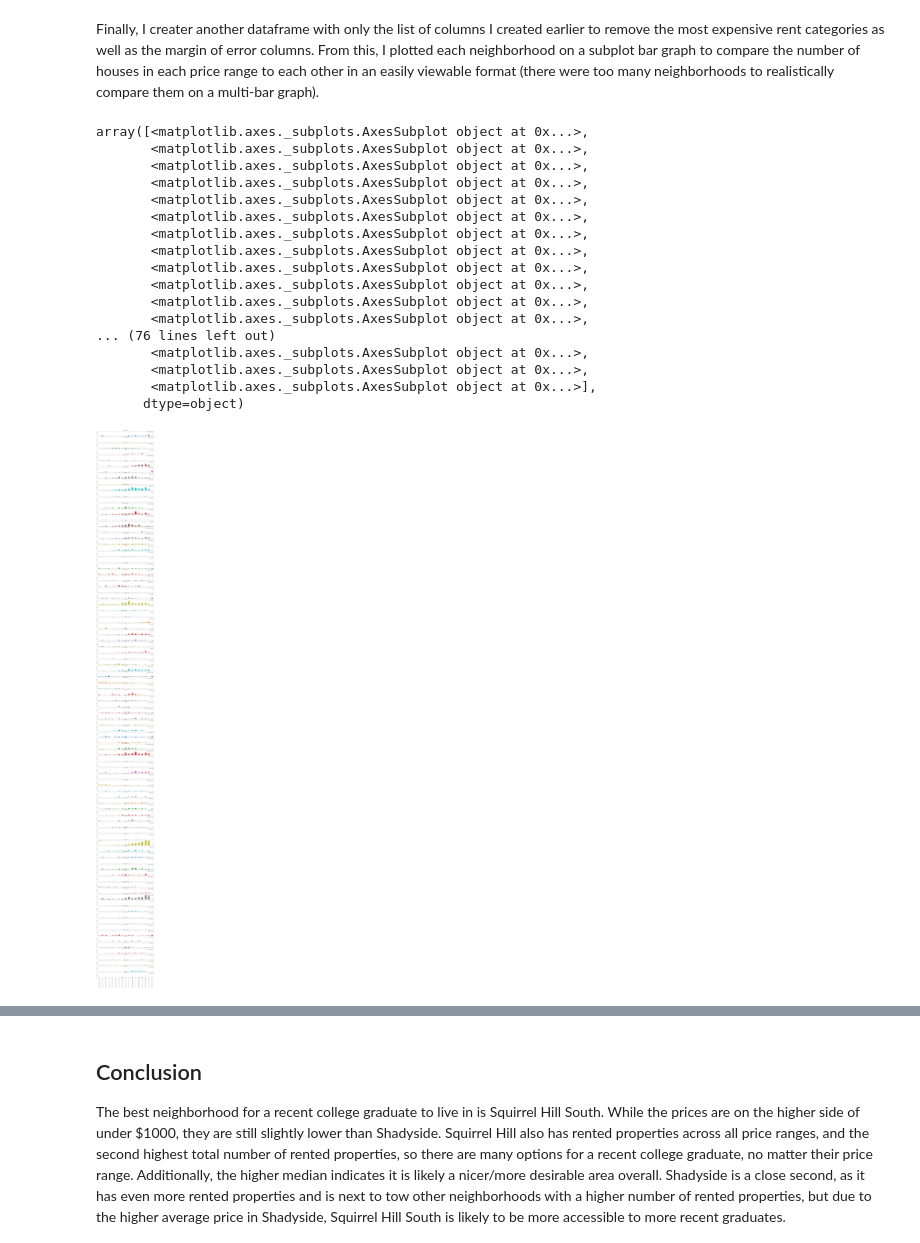
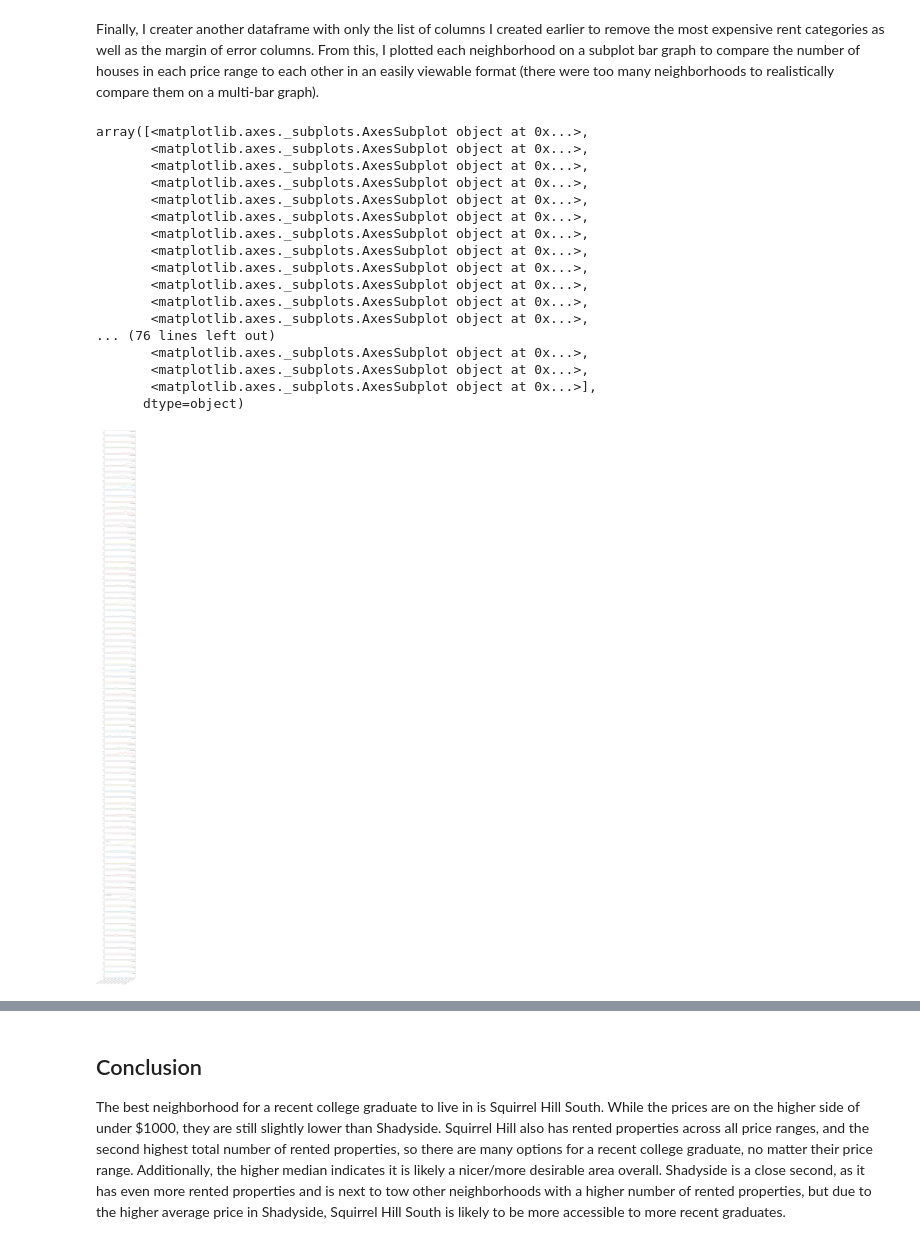
Before and after one commit to mark-sheffield/Final-Project, a Jupyter notebook: Housing-Prices.ipynb, the cells around one changed output, grey strips where cells are left out. Cells and saved outputs as stored; diff of their text form; code cells hidden in the pictures.

Commit message:
Updated some graphs and their description

```diff
--- a/Housing-Prices.ipynb
+++ b/Housing-Prices.ipynb
@@ -105,25 +105,25 @@ Finally, I creater another dataframe with only the list of columns I created ear
 # %%
 contract_rent_woMOE = contract_rent_pandas[homes_under_1000]
 
 
-contract_rent_woMOE.loc["Allegheny Center":"Windgap"].T.plot.bar(subplots = True , sharey = True , figsize = (20, 200))
+contract_rent_woMOE.loc["Allegheny Center":"Windgap"].T.plot.line(subplots = True , sharey = True , figsize = (10, 200))
 # %% [output]
 array([<matplotlib.axes._subplots.AxesSubplot object at 0x...>,
        <matplotlib.axes._subplots.AxesSubplot object at 0x...>,
        <matplotlib.axes._subplots.AxesSubplot object at 0x...>,
        <matplotlib.axes._subplots.AxesSubplot object at 0x...>,
        <matplotlib.axes._subplots.AxesSubplot object at 0x...>,
        <matplotlib.axes._subplots.AxesSubplot object at 0x...>,
        <matplotlib.axes._subplots.AxesSubplot object at 0x...>,
        <matplotlib.axes._subplots.AxesSubplot object at 0x...>,
        <matplotlib.axes._subplots.AxesSubplot object at 0x...>,
        <matplotlib.axes._subplots.AxesSubplot object at 0x...>,
        <matplotlib.axes._subplots.AxesSubplot object at 0x...>,
        <matplotlib.axes._subplots.AxesSubplot object at 0x...>,
 ... (76 lines left out)
        <matplotlib.axes._subplots.AxesSubplot object at 0x...>,
        <matplotlib.axes._subplots.AxesSubplot object at 0x...>,
        <matplotlib.axes._subplots.AxesSubplot object at 0x...>],
       dtype=object)
-[figure, old version]
+[figure, new version]
 # %% [markdown]
```
Also changed, not shown: parts of 2 cells of this notebook.
